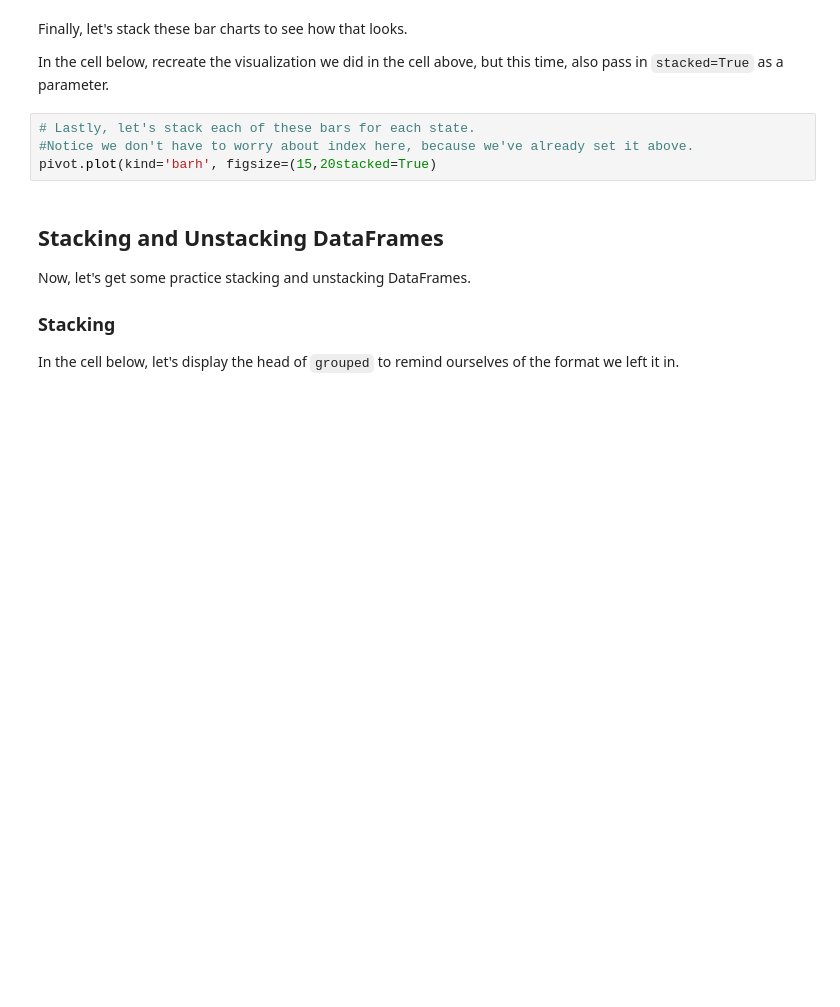
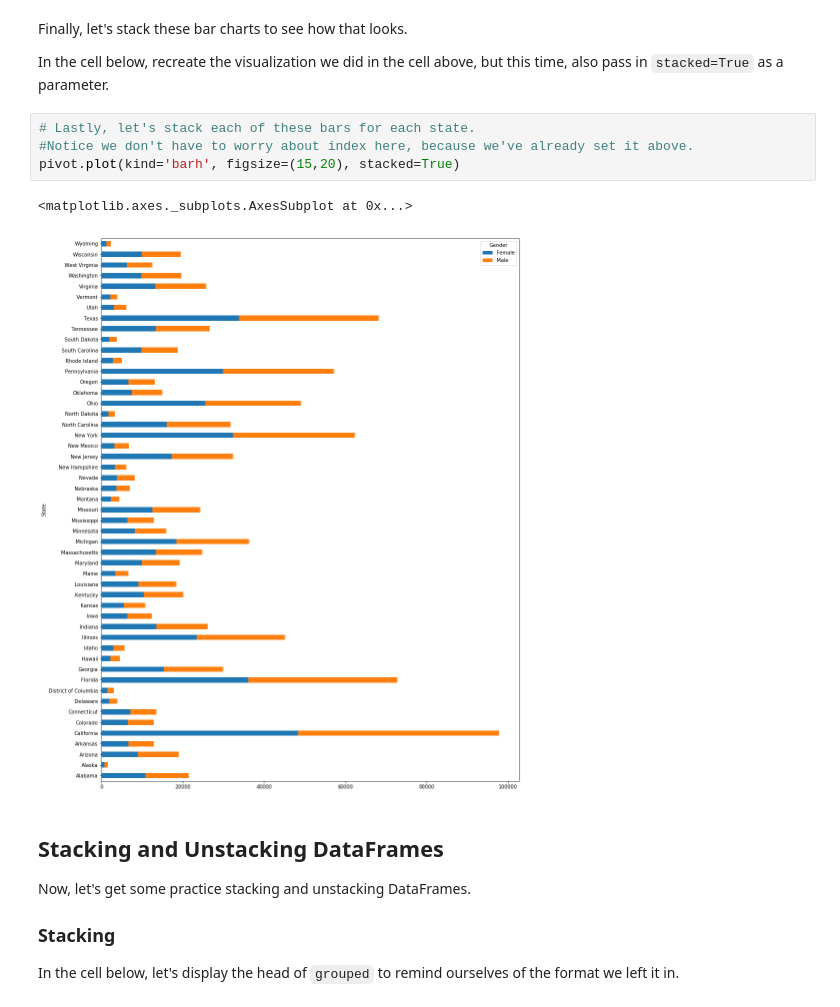
Before and after one commit to kathrinv/dsc-pivot-tables-pandas-lab-nyc-ds-082619, a Jupyter notebook: index.ipynb, the cells around one changed output. Drawn from its saved outputs; the diff is of its cells as text; blank space fills up the shorter version.

```diff
--- a/index.ipynb
+++ b/index.ipynb
@@ -501,7 +501,10 @@ In the cell below, recreate the visualization we did in the cell above, but this
 # %%
 # Lastly, let's stack each of these bars for each state.
 #Notice we don't have to worry about index here, because we've already set it above.
-pivot.plot(kind='barh', figsize=(15,20stacked=True)
+pivot.plot(kind='barh', figsize=(15,20), stacked=True)
+# %% [output]
+<matplotlib.axes._subplots.AxesSubplot at 0x...>
+[figure, added]
 # %% [markdown]
 ## Stacking and Unstacking DataFrames
 
```
